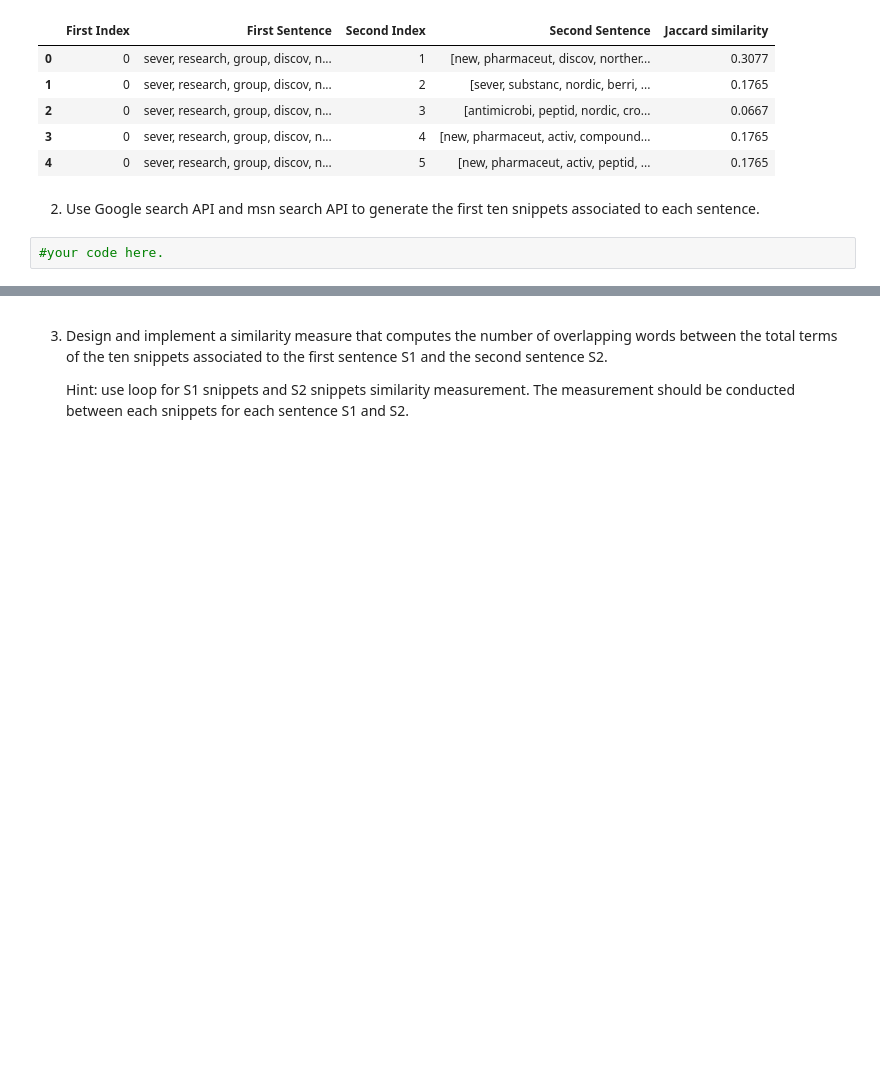
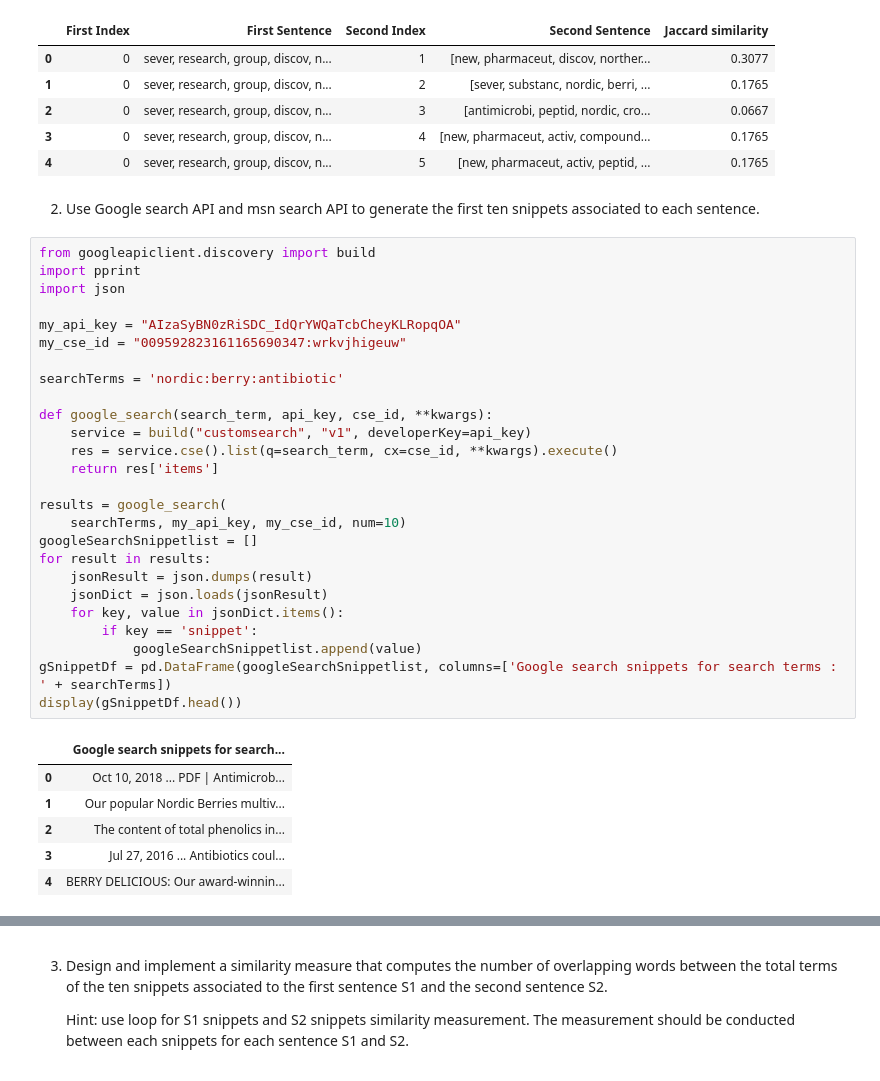
Before and after one commit to gunjanchandra280395/NLP-Project, a Jupyter notebook: Sentences similarity project.ipynb, the cells around one changed output, grey strips where cells are left out. Cells and saved outputs as stored; diff of their text form; blank space fills up the shorter version.

Commit message:
Added Google and Bing searches and result handling
Both search for ten snippets, which are displayed
Please do not touch the code or run it yet - I will explain later

```diff
--- a/Sentences similarity project.ipynb
+++ b/Sentences similarity project.ipynb
@@ -304,5 +304,36 @@ Jaccard similarity
 | 4 | 0 | sever, research, group, discov, n... | 5 | [new, pharmaceut, activ, peptid, ... | 0.1765 |
 # %% [markdown]
 2.	Use Google search API and msn search API to generate the first ten snippets associated to each sentence.
-# %%
-#your code here.
+# %%
+from googleapiclient.discovery import build
+import pprint
+import json
+
+my_api_key = "AIzaSyBN0zRiSDC_IdQrYWQaTcbCheyKLRopqOA"
+my_cse_id = "009592823161165690347:wrkvjhigeuw"
+
+searchTerms = 'nordic:berry:antibiotic'
+
+def google_search(search_term, api_key, cse_id, **kwargs):
+    service = build("customsearch", "v1", developerKey=api_key)
+    res = service.cse().list(q=search_term, cx=cse_id, **kwargs).execute()
+    return res['items']
+
+results = google_search(
+    searchTerms, my_api_key, my_cse_id, num=10)
+googleSearchSnippetlist = []
+for result in results:
+    jsonResult = json.dumps(result)
+    jsonDict = json.loads(jsonResult)
+    for key, value in jsonDict.items():
+        if key == 'snippet':
+            googleSearchSnippetlist.append(value)
+gSnippetDf = pd.DataFrame(googleSearchSnippetlist, columns=['Google search snippets for search terms : ' + searchTerms])
+display(gSnippetDf.head())
+# %% [output]
+|  | Google search snippets for search... |
+| 0 | Oct 10, 2018 ... PDF | Antimicrob... |
+| 1 | Our popular Nordic Berries multiv... |
+| 2 | The content of total phenolics in... |
+| 3 | Jul 27, 2016 ... Antibiotics coul... |
+| 4 | BERRY DELICIOUS: Our award-winnin... |
```
Also changed, not shown: parts of 1 cell of this notebook.
